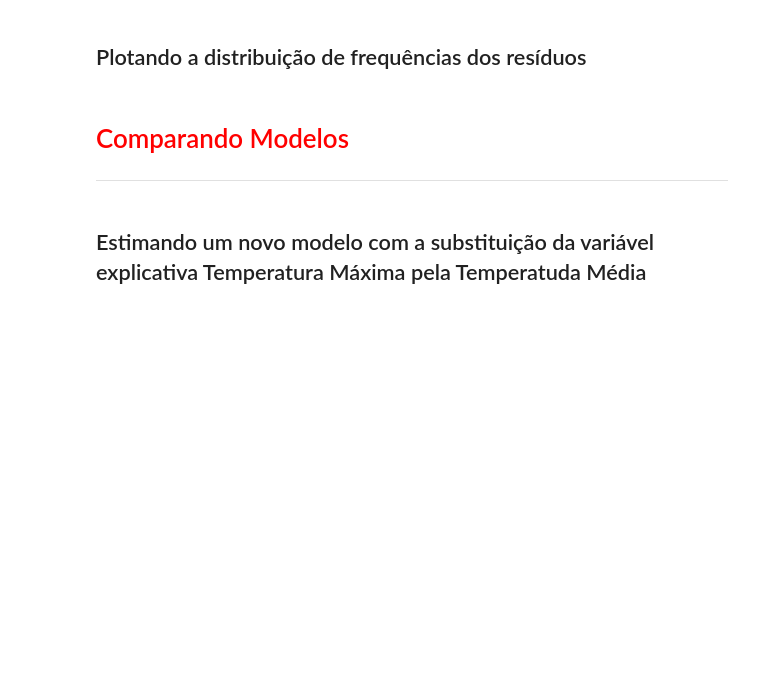
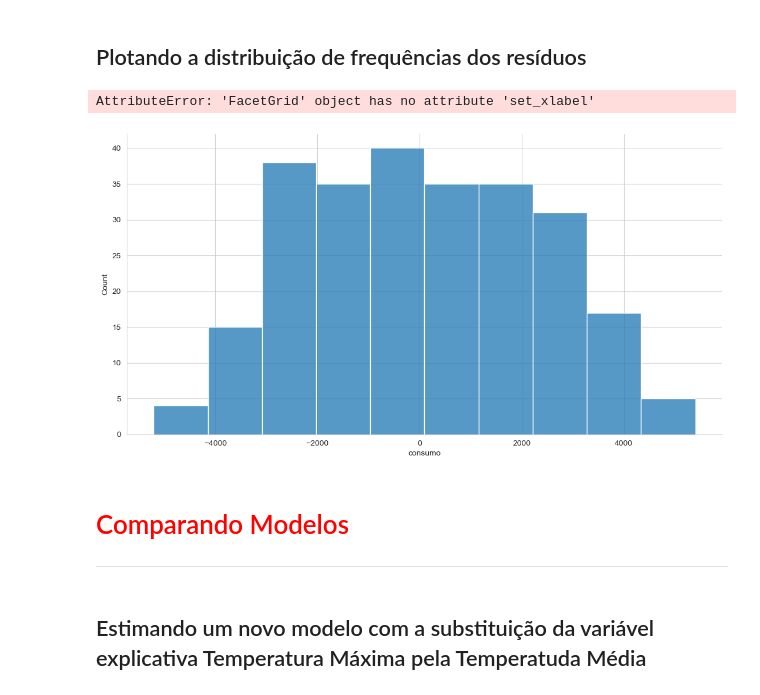
Before and after one commit to paulorobertovrc/alura-data-science, a Jupyter notebook: Estatística/Curso_Regressֶão_Linear_1.ipynb, the cells around one changed output. Saved outputs shown, nothing was run; the diff lists cells and outputs as text; code cells hidden in the pictures; blank space fills up the shorter version.

```diff
--- a/Estatística/Curso_Regressֶão_Linear_1.ipynb
+++ b/Estatística/Curso_Regressֶão_Linear_1.ipynb
@@ -409,5 +527,14 @@ Fonte: Econometria Básica - 5ª edição - Gujarati e Porter
 # %% [markdown]
 ## Plotando a distribuição de frequências dos resíduos
+# %%
+ax = sns.displot(residuals)
+ax.figure.set_size_inches(12, 6)
+ax.set_xlabel('Consumo de Cerveja (litros) - Previsão', fontsize=14)
+ax.set_ylabel('Resíduos', fontsize=14)
+ax
+# %% [output]
+AttributeError: 'FacetGrid' object has no attribute 'set_xlabel'
+[figure, added]
 # %% [markdown]
 # <font color='red' style='font-size: 30px;'>Comparando Modelos</font>
 <hr style='border: 2px solid red;'>
```
Also changed, not shown: parts of 27 cells of this notebook.
